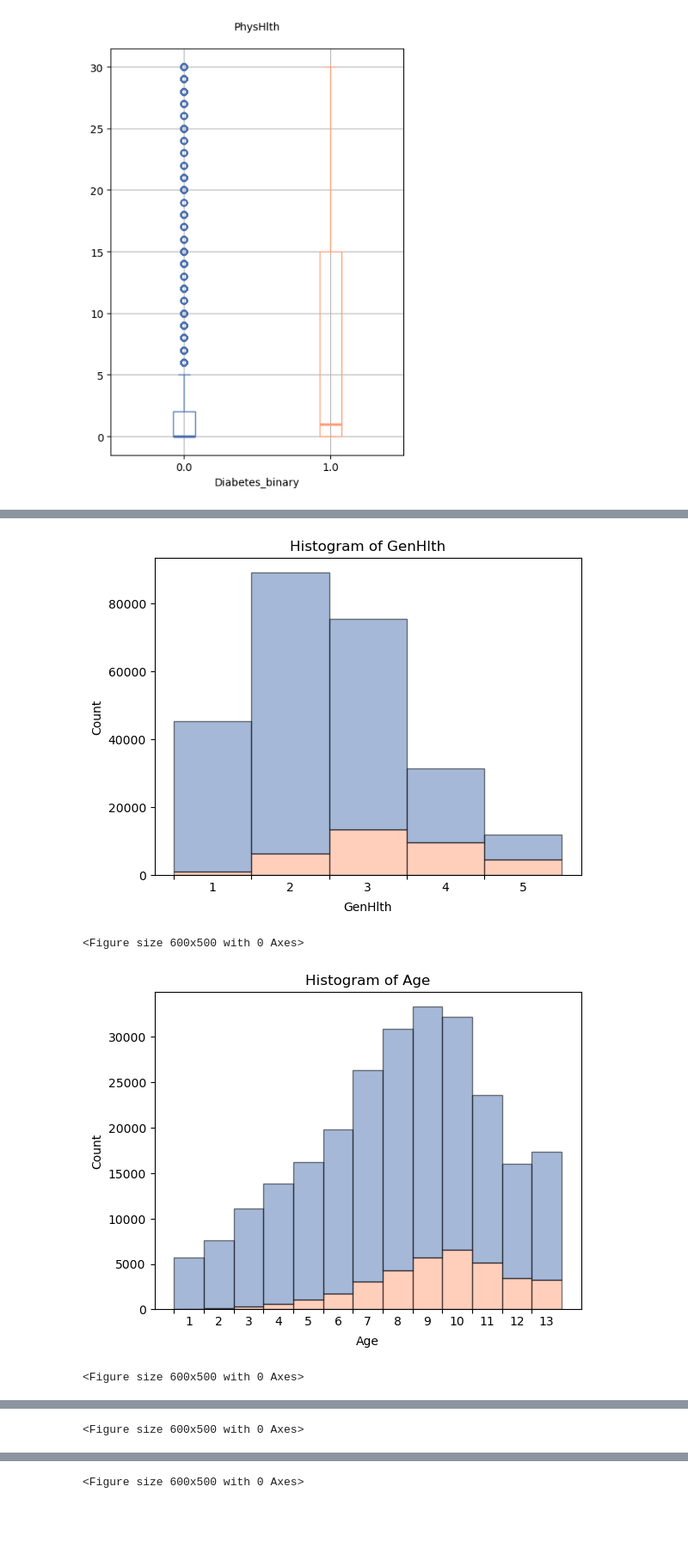
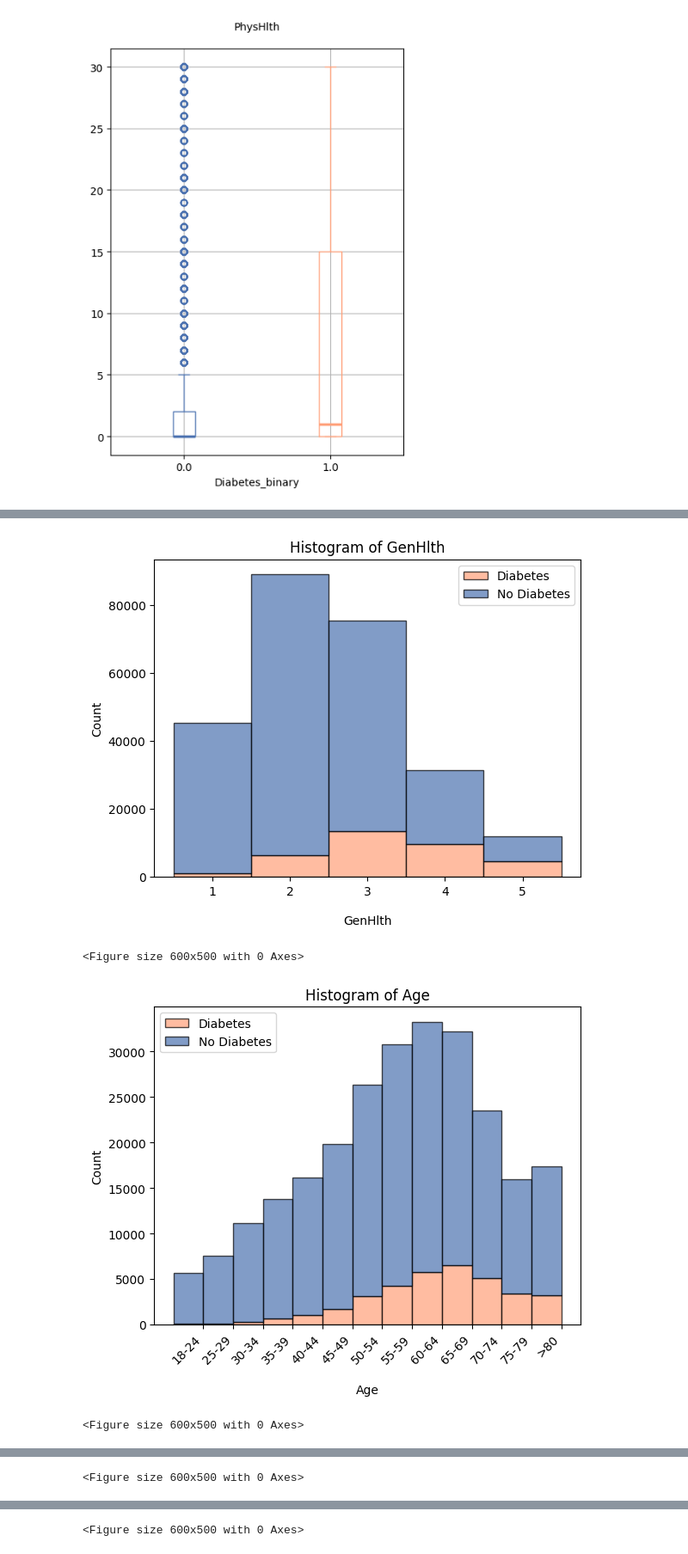
Before and after one commit to benediktpri/ie500_data_mining_project, a Jupyter notebook: notebooks/data_exploration.ipynb, the cells around one changed output, grey strips where cells are left out. Shown at 86% size. Cells and saved outputs as stored; diff of their text form; code cells hidden in the pictures; blank space fills up the shorter version.

```diff
--- a/notebooks/data_exploration.ipynb
+++ b/notebooks/data_exploration.ipynb
@@ -250,39 +230,51 @@ dtype: object
 # Create histograms for ordinal features
 histogram_features = ['GenHlth','Age','Education', 'Income',]
 
-# TODO Annotation above instead of: Code provided by ChatGPT and Copilot after prompting with simple code and specifying adjustments:
+# Define custom x-labels for specific features
+custom_labels = {
+    'Age': ['18-24', '25-29', '30-34', '35-39', '40-44', '45-49', '50-54',
+            '55-59', '60-64', '65-69', '70-74', '75-79', '>80',],
+    'Income': ['< $10K', '< $15k', '< $20K', '< $25K', '< $35K', '< $50K', '< $75K', '> $75k',],
+}
 
 # Loop through each feature in the list
 for f in histogram_features:
 
     # Adjust bins to scale according to minimum and maximum values
     min_val = int(df_diabetes_binary[f].min())
     max_val = int(df_diabetes_binary[f].max()) + 1
     bins = np.arange(min_val, max_val + 1, 1)
 
     # Plot histograms for each Diabetes_binary class with colors and settings
     plt.hist([df_diabetes_binary[df_diabetes_binary['Diabetes_binary'] == 1.0][f],
               df_diabetes_binary[df_diabetes_binary['Diabetes_binary'] == 0.0][f]],
-             color=['#FFA07A', '#4c72b0'], alpha=0.5, edgecolor='black', stacked=True, bins=bins)
+             color=['#FFA07A', '#4c72b0'], alpha=0.7, edgecolor='black', stacked=True, bins=bins)
 
     # Add title and labels with adjusted label position
     plt.title(f'Histogram of {f}', fontsize=12)
     plt.xlabel(f, labelpad=15)  # Increase labelpad to move x-axis label lower
     plt.ylabel('Count')
 
     # Set x-ticks at the start of each bin but without labels
-    plt.xticks(bins[:-1], labels=[])
+    # plt.xticks(bins[:-1], labels=[])
+    plt.legend(['Diabetes', 'No Diabetes'])
+
+        # Use custom labels if available, otherwise default to numeric labels
+    if f in custom_labels:
+        plt.xticks(ticks=bins[:-1] + 1, labels=custom_labels[f], rotation=45, ha='right', fontsize=10)
+    else:
+        plt.xticks(ticks=bins[:-1] + 0.5, labels=[str(i) for i in bins[:-1]], fontsize=10)
 
     # Add labels at the center of each bin
     for i in range(len(bins) - 1):
         label_position = (bins[i] + bins[i + 1]) / 2
-        plt.text(label_position, -0.02 * plt.ylim()[1], str(int(bins[i])), ha='center', va='top', fontsize=10)
+        # plt.text(label_position, -0.02 * plt.ylim()[1], str(int(bins[i])), ha='center', va='top', fontsize=10)
 
     # Show the plot
     plt.figure(figsize=(6, 5))
     plt.show()
 # %% [output]
-[figure, old version]
+[figure, new version]
 <Figure size 600x500 with 0 Axes>
-[figure, old version]
+[figure, new version]
 <Figure size 600x500 with 0 Axes>
```
Also changed, not shown: parts of 11 cells of this notebook, 6 other files.
